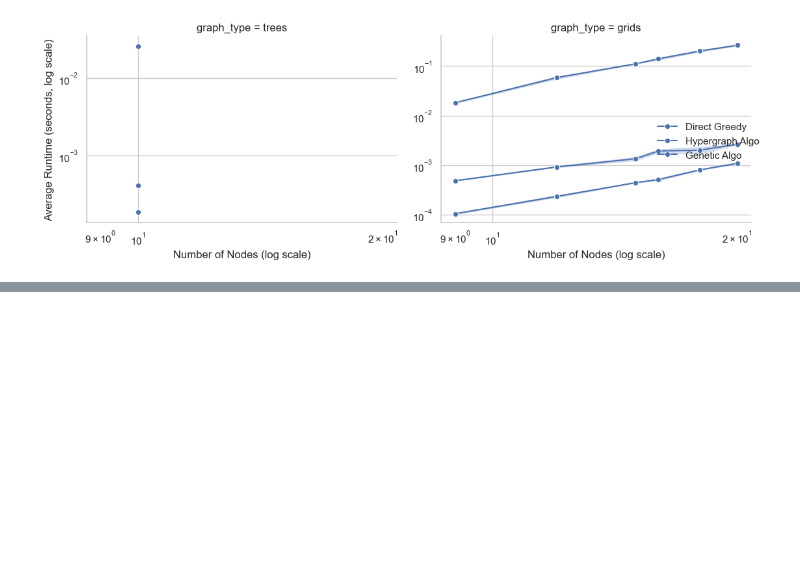
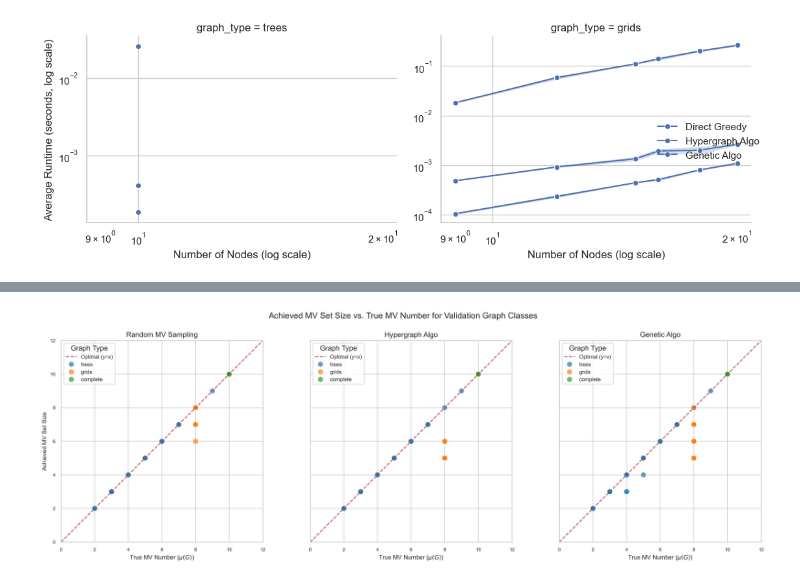
Before and after one commit to Vanja-S/SCORES-25---Construction-Of-A-Greedy-Algorithm-And-Its-Empirical-Analysis-On-The-MV-Problem, a Jupyter notebook: analysis.ipynb, the cells around one changed output, grey strips where cells are left out. Saved outputs shown, nothing was run; the diff lists cells and outputs as text; code cells hidden in the pictures; blank space fills up the shorter version.

```diff
--- a/analysis.ipynb
+++ b/analysis.ipynb
@@ -121,0 +296,58 @@ gi
+# %%
+# Assuming df is your loaded and preprocessed DataFrame
+
+# Filter for Category 1 graphs where true_mv_num is definitively known
+# (You might need to refine this filter if 'true_mv_num' is None for some n100/n1000 instances
+# even for these classes, due to computational skips in generation.)
+category1_graphs = df[df['graph_type'].isin(['complete', 'trees', 'grids',
+                                              'mycialeskian'])] # Assuming these are included and filled in the generation
+
+# Filter out rows where true_mv_num is NaN or 0 (if 0, ratio is 1.0 handled, but usually not interest)
+category1_graphs_valid_mu = category1_graphs[
+    category1_graphs['true_mv_num'].notna() & (category1_graphs['true_mv_num'] > 0)
+].copy() # Use .copy() to avoid SettingWithCopyWarning
+
+if not category1_graphs_valid_mu.empty:
+    fig, axes = plt.subplots(1, 3, figsize=(18, 6), sharex=True, sharey=True)
+    fig.suptitle('Achieved MV Set Size vs. True MV Number for Validation Graph Classes', fontsize=14)
+
+    max_mu = category1_graphs_valid_mu['true_mv_num'].max()
+    if pd.isna(max_mu): # Handle case where all are NaN after filtering
+        max_mu = 1 # Fallback to avoid error on empty range
+    else:
+        max_mu = int(max_mu * 1.1) + 1 # Extend axis slightly
+
+    # Plot optimal line
+    for ax in axes:
+        ax.plot([0, max_mu], [0, max_mu], 'r--', label='Optimal (y=x)')
+        ax.set_aspect('equal', adjustable='box') # Keep aspect ratio square
+        ax.set_xlim(0, max_mu)
+        ax.set_ylim(0, max_mu)
+
+    # Random MV Sampling
+    sns.scatterplot(x='true_mv_num', y='random_mv_sampling_size', hue='graph_type', data=category1_graphs_valid_mu, ax=axes[0], palette='tab10', s=80, alpha=0.7)
+    axes[0].set_title('Random MV Sampling')
+    axes[0].set_xlabel('True MV Number ($\mu(G)$)')
+    axes[0].set_ylabel('Achieved MV Set Size')
+    axes[0].legend(title='Graph Type')
+
+    # Hypergraph Algo
+    sns.scatterplot(x='true_mv_num', y='hypergraph_algo_size', hue='graph_type', data=category1_graphs_valid_mu, ax=axes[1], palette='tab10', s=80, alpha=0.7)
+    axes[1].set_title('Hypergraph Algo')
+    axes[1].set_xlabel('True MV Number ($\mu(G)$)')
+    axes[1].set_ylabel('') # Shared Y-axis
+    axes[1].legend(title='Graph Type')
+
+    # Genetic Algo
+    sns.scatterplot(x='true_mv_num', y='genetic_algo_size', hue='graph_type', data=category1_graphs_valid_mu, ax=axes[2], palette='tab10', s=80, alpha=0.7)
+    axes[2].set_title('Genetic Algo')
+    axes[2].set_xlabel('True MV Number ($\mu(G)$)')
+    axes[2].set_ylabel('') # Shared Y-axis
+    axes[2].legend(title='Graph Type')
+
+    plt.tight_layout(rect=[0, 0.03, 1, 0.95])
+    plt.show()
+else:
+    print("\nSkipping 'Achieved MV Set Size vs. True MV Number' plot: No valid data for Category 1 graphs.")
+# %% [output]
+[figure, added]
```
Also changed, not shown: parts of 8 cells of this notebook, 12 other files.
